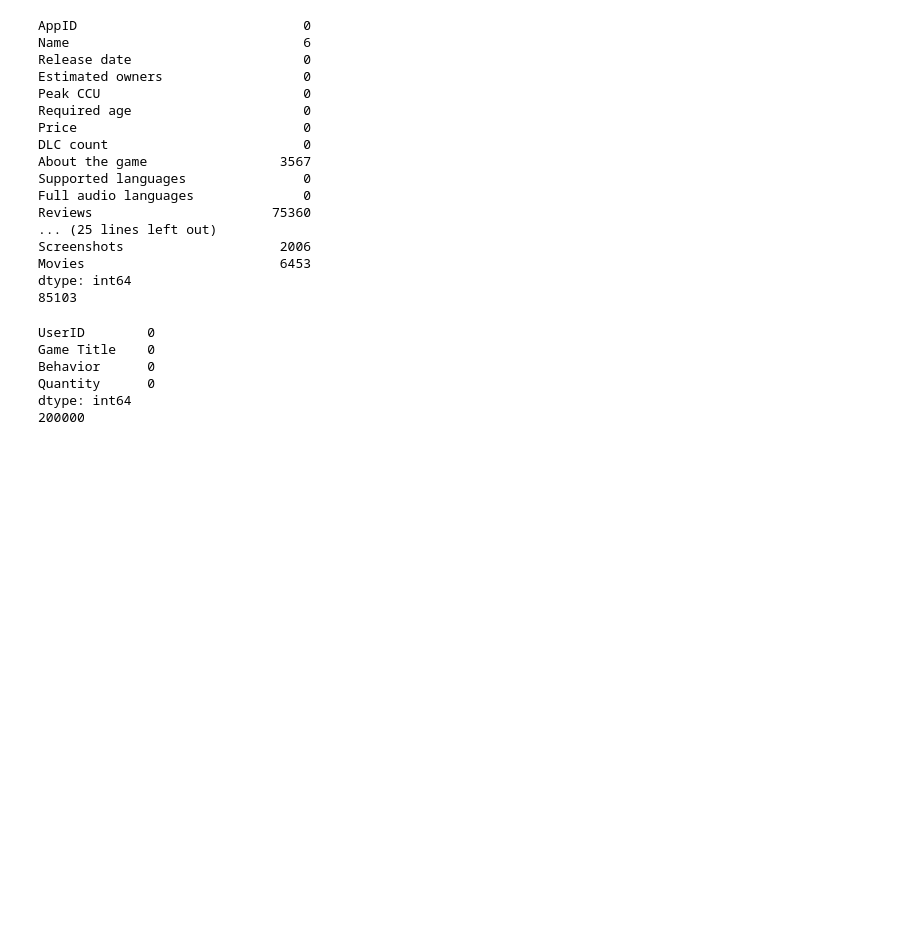
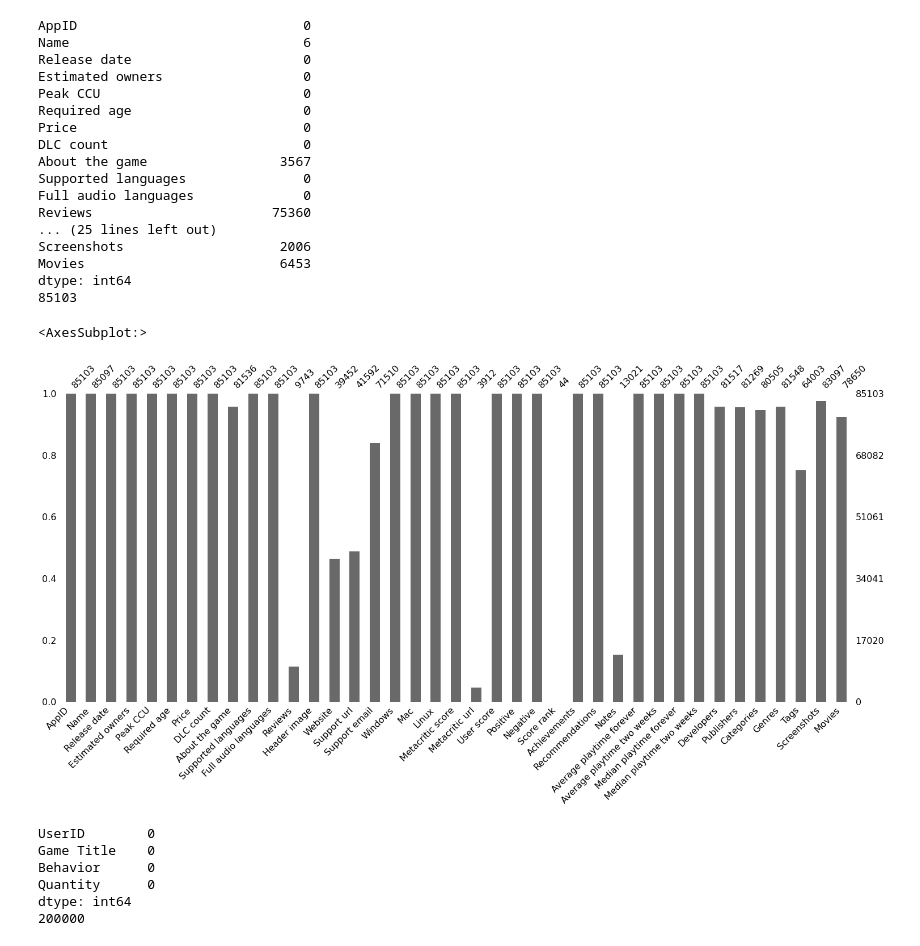
Before and after one commit to unit0113/CAP4770Project, a Jupyter notebook: project.ipynb, the cells around one changed output. Drawn from its saved outputs; the diff is of its cells as text; code cells hidden in the pictures; blank space fills up the shorter version.

```diff
--- a/project.ipynb
+++ b/project.ipynb
@@ -95,6 +123,11 @@ Screenshots                    2006
 Movies                         6453
 dtype: int64
 85103
+# %%
+msno.bar(steam_games)
+# %% [output]
+<AxesSubplot:>
+[figure, added]
 # %%
 print(user_data.isna().sum())
 print(len(user_data))
```
Also changed, not shown: parts of 4 cells of this notebook.
